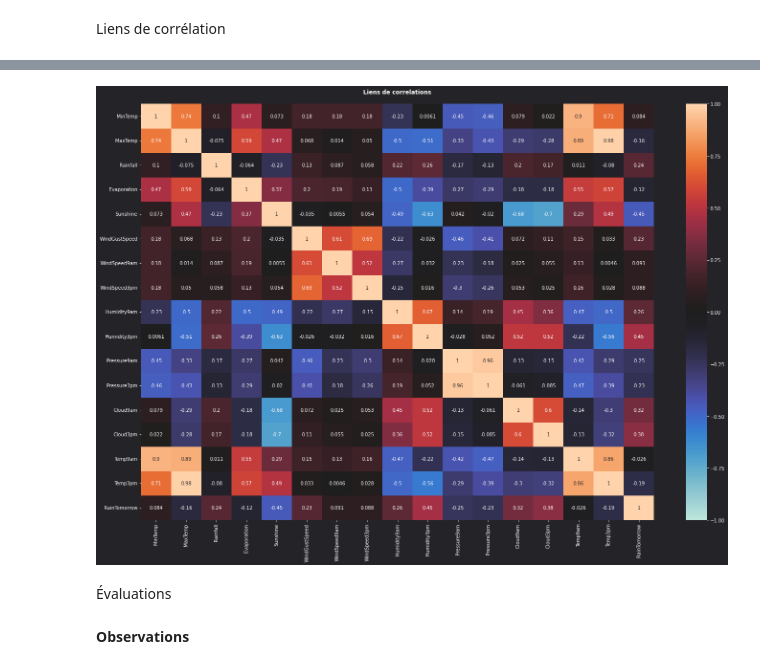
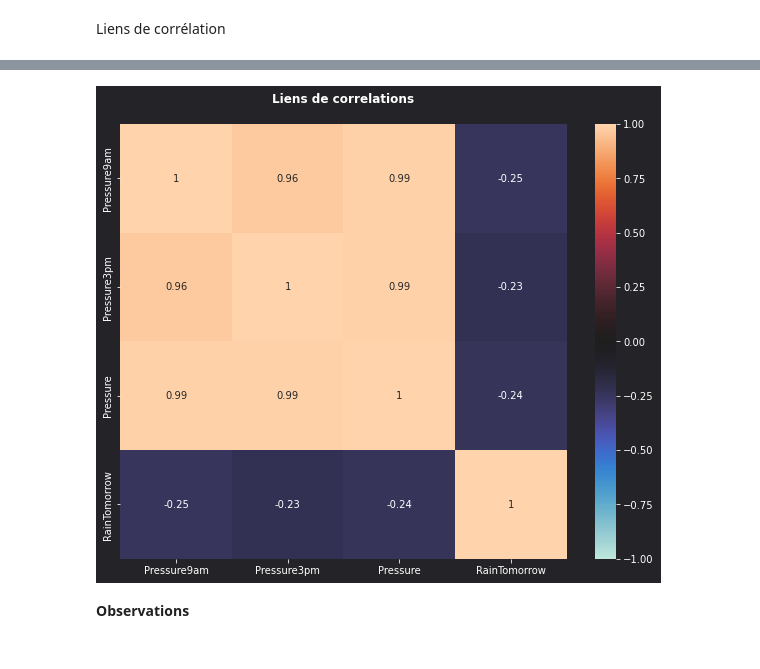
Before and after one commit to ElodieBayet/ai-developer, a Jupyter notebook: 06.projects/03.final/eda_weather.ipynb, the cells around one changed output, grey strips where cells are left out. Cells and saved outputs as stored; diff of their text form; code cells hidden in the pictures.

```diff
--- a/06.projects/03.final/eda_weather.ipynb
+++ b/06.projects/03.final/eda_weather.ipynb
@@ -723,5 +746,14 @@ plt.show()
 > —
 # %% [markdown]
 ##### **3.4** - Statistiques
+# %%
+# (!) - Adjustment for target computing
+no_yes_v = {
+    'No': 0,
+    'Yes': 1
+}
+weather_df = weather_data.copy()
+weather_df['RainTomorrow'] = weather_df['RainTomorrow'].map(no_yes_v)
+weather_df['RainToday'] = weather_df['RainToday'].map(no_yes_v)
 # %% [markdown]
 Liens de corrélation
@@ -757,10 +836,11 @@ Index(['MaxTemp', 'Rainfall', 'Evaporation', 'Sunshine', 'WindGustSpeed',
 # %%
-plt.figure(figsize=(24, 16))
+# (!) - Is correlation better with mean between 'Pressure9am' / 'Pressure3pm' ?
+weather_df['Pressure'] = np.nan
+weather_df['Pressure'] = weather_df[['Pressure9am', 'Pressure3pm']].mean(axis=1)
+
+plt.figure(figsize=(10, 8))
 plt.title("Liens de correlations\n")
-sns.heatmap(weather_data_copy.corr(method='pearson'), vmin=-1, vmax=1, cmap="icefire", annot=True)
-# plt.yticks(rotation=90)
+sns.heatmap(weather_df[['Pressure9am', 'Pressure3pm', 'Pressure', 'RainTomorrow']].corr(method='pearson'), vmin=-1, vmax=1, cmap="icefire", annot=True)
 plt.show()
 # %% [output]
-[figure, old version]
+[figure, new version]
-# %% [markdown]
-Évaluations
```
Also changed, not shown: parts of 41 cells of this notebook.
